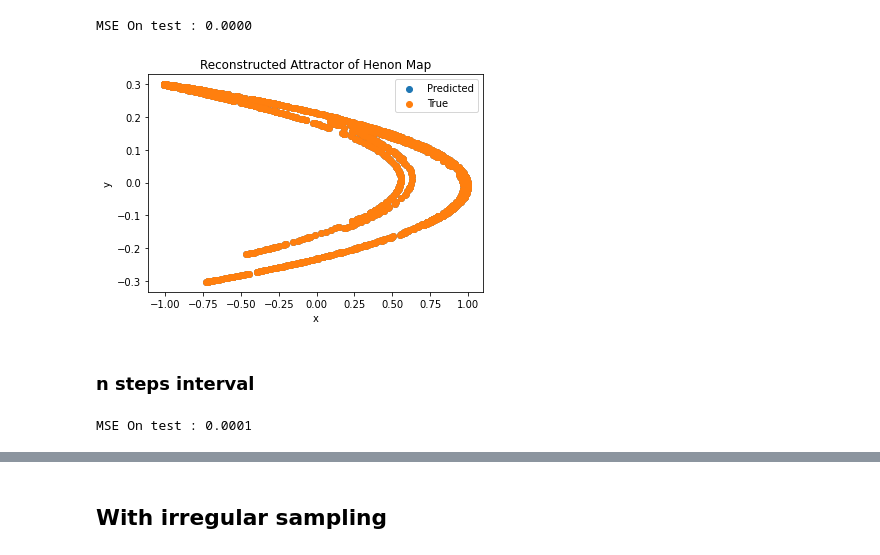
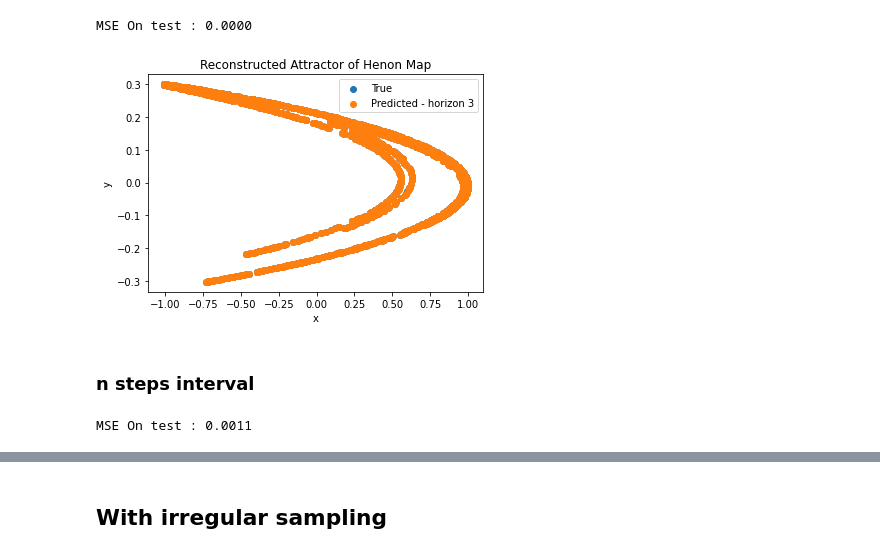
Before and after one commit to jlee1998/Kernel-Flows-for-Irregular-Time-Series, a Jupyter notebook: experiments/Henon.ipynb, the cells around one changed output, grey strips where cells are left out. Drawn from its saved outputs; the diff is of its cells as text; code cells hidden in the pictures.

Commit message:
Semi-group part I + n-steps ahead prediction

```diff
--- a/experiments/Henon.ipynb
+++ b/experiments/Henon.ipynb
@@ -19,19 +19,23 @@ Times = np.linspace(1,2000-1,2000-1)
 
 # Some constants
 nparameters=24
-delay = 1
+delay = 2
 regu_lambda = 0.00001
 
 # Get scaling factor
 normalize=np.amax(train_data[:,:])
 
-X_train, Y_train = datagen.prepare_data(train_data,delay,normalize)
-X_test, Y_test = datagen.prepare_data(test_data,delay,normalize)
+X_train, Y_train = datagen.prepare_data_fast(train_data,delay,normalize)
+X_test, Y_test = datagen.prepare_data_fast(test_data,delay,normalize)
 
-model = kernel_flow.train_kernel(X_train, Y_train, "anl3", nparameters, regu_lambda, lr = 0.1)
+model = kernel_flow.KernelFlows("anl3", nparameters = nparameters, regu_lambda = regu_lambda, dim = 2, metric = "rho_ratio", batch_size = 100)
+model = kernel_flow.train_kernel(X_train, Y_train, model, lr = 0.1)
 # %%
 model.compute_kernel_and_inverse(regu_lambda = regu_lambda)
-Y_pred = model.predict(torch.Tensor(X_test).double())
+
+horizon = 3
+
+Y_pred = model.predict_ahead(X_test,horizon=horizon, delay = delay, delta_t_mode = False)
 
 mse_pred = (Y_pred.detach()-Y_test).pow(2).mean()
 
@@ -40,15 +44,15 @@ print(f"MSE On test : {mse_pred:.4f}")
 MSE On test : 0.0000
 # %%
 import matplotlib.pyplot as plt
-plt.scatter(Y_pred[:,0].detach(),Y_pred[:,1].detach(), label = "Predicted")
 plt.scatter(Y_test[:,0],Y_test[:,1], label = "True")
+plt.scatter(Y_pred[:,0].detach(),Y_pred[:,1].detach(), label = f"Predicted - horizon {horizon}")
 plt.title("Reconstructed Attractor of Henon Map")
 plt.xlabel("x")
 plt.ylabel("y")
 plt.legend()
 plt.show()
 # %% [output]
-[figure, old version]
+[figure, new version]
 # %% [markdown]
 ### n steps interval
 # %%
@@ -78,12 +84,15 @@ model = kernel_flow.train_kernel(X_train, Y_train, "anl3", nparameters, regu_lam
 # %%
 model.compute_kernel_and_inverse(regu_lambda = regu_lambda)
-Y_pred = model.predict(torch.Tensor(X_test).double())
+
+horizon = 1
+
+Y_pred = model.predict_ahead(X_test,horizon=horizon, delay = delay, delta_t_mode = False)
 
 mse_pred = (Y_pred.detach()-Y_test).pow(2).mean()
 
 print(f"MSE On test : {mse_pred:.4f}")
 # %% [output]
-MSE On test : 0.0001
+MSE On test : 0.0011
 # %%
 import matplotlib.pyplot as plt
 plt.scatter(Y_pred[:,0].detach(),Y_pred[:,1].detach(), label = "Predicted")
```
Also changed, not shown: parts of 15 cells of this notebook, 2 other files.
